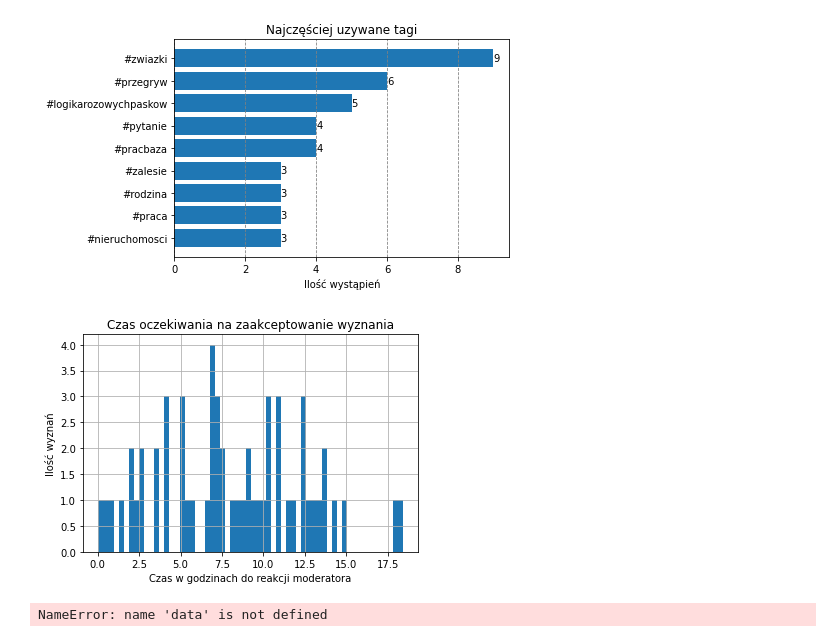
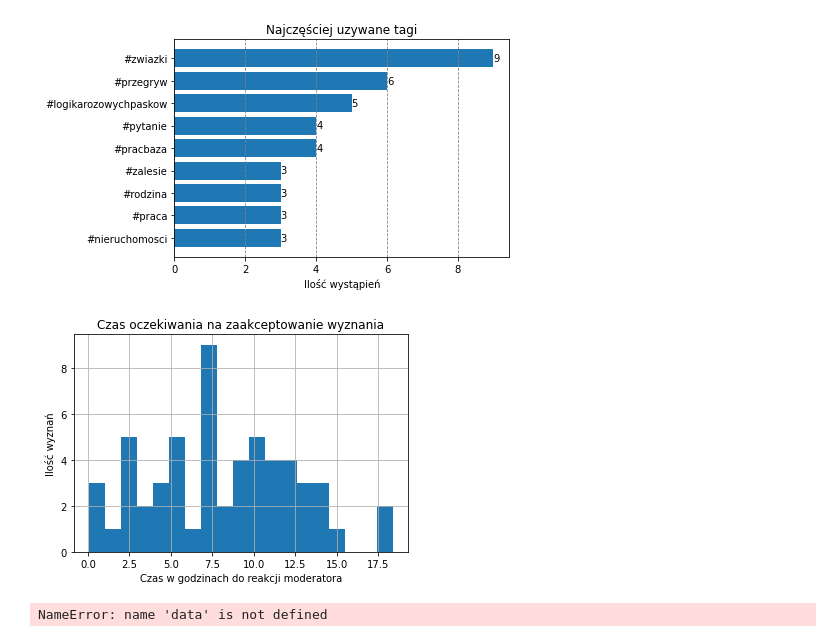
Before and after one commit to cymruu/amw_stats, a Jupyter notebook: docker-stats/stats.ipynb, the cells around one changed output. Saved outputs shown, nothing was run; the diff lists cells and outputs as text; code cells hidden in the pictures.

Commit message:
adjust reaction time histogram bin size (#8)

```diff
--- a/docker-stats/stats.ipynb
+++ b/docker-stats/stats.ipynb
@@ -129,18 +129,19 @@ confessions['reaction_time'] = confessions['1st_mod_action'].subtract(
 hours_to_react = confessions['reaction_time'].map(
     lambda x: x.total_seconds() / (60*60))
 hours_to_react = hours_to_react[~np.isnan(hours_to_react)]
+
+longest_reaction_time = round(hours_to_react.max()+0.5)
 # %%
-plot.hist(hours_to_react, 60)
+plot.hist(hours_to_react, bins=longest_reaction_time)
 plot.xlabel('Czas w godzinach do reakcji moderatora')
 plot.ylabel('Ilość wyznań')
 plot.title('Czas oczekiwania na zaakceptowanie wyznania')
 plot.grid(True)
-
 plot.savefig(f'{results_path}/reaction_time_histogram.png',
              bbox_inches='tight')
 plot.show()
 # %% [output]
-[figure, old version]
+[figure, new version]
 # %%
 replies = pd.read_json('../exported/replies.json')
 replies['_id'] = replies['_id'].apply(lambda x: x['$oid'])
```
